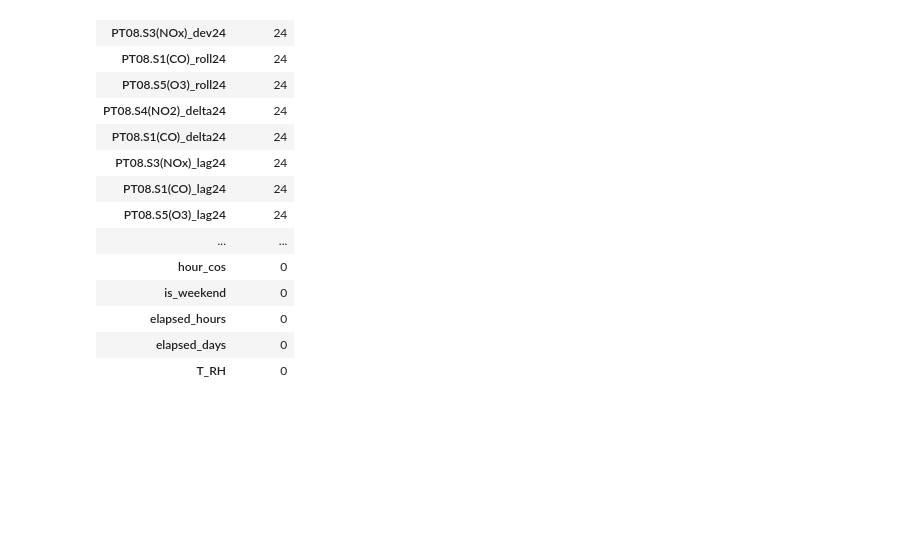
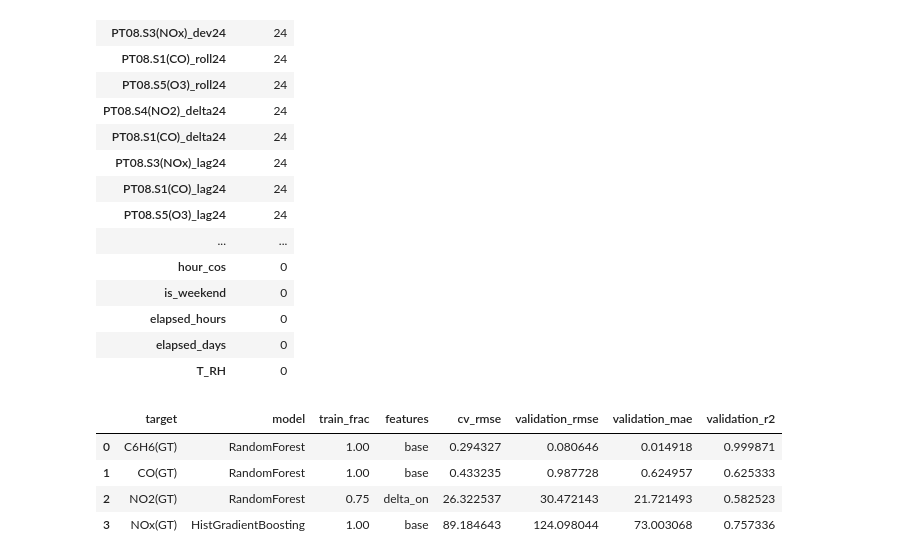
Before and after one commit to AkmalFazli27/air-quality-estimation, a Jupyter notebook: notebooks/modeling.ipynb, the cells around one changed output. Saved outputs shown, nothing was run; the diff lists cells and outputs as text; code cells hidden in the pictures; blank space fills up the shorter version.

```diff
--- a/notebooks/modeling.ipynb
+++ b/notebooks/modeling.ipynb
@@ -323,17 +329,23 @@ for target in target_columns:
 # %%
 validation_results_df = pd.DataFrame(validation_results)
 best_rows = (
     validation_results_df
     .sort_values(["target", "validation_r2", "validation_rmse"], ascending=[True, False, True])
     .groupby("target", as_index=False)
     .first()
 )
 display(best_rows.drop(columns=["best_params"]))
 
 selected_models = {
-    row.target: best_models[(row.target, row.model)]
+    row.target: best_models[(row.target, row.model, row.train_frac)]
     for row in best_rows.itertuples()
 }
+# %% [output]
+|  | target | model | train_frac | features | cv_rmse | validation_rmse | validation_mae | validation_r2 |
+| 0 | C6H6(GT) | RandomForest | 1.00 | base | 0.294327 | 0.080646 | 0.014918 | 0.999871 |
+| 1 | CO(GT) | RandomForest | 1.00 | base | 0.433235 | 0.987728 | 0.624957 | 0.625333 |
+| 2 | NO2(GT) | RandomForest | 0.75 | delta_on | 26.322537 | 30.472143 | 21.721493 | 0.582523 |
+| 3 | NOx(GT) | HistGradientBoosting | 1.00 | base | 89.184643 | 124.098044 | 73.003068 | 0.757336 |
 # %%
 final_results = []
 final_predictions = {}
```
Also changed, not shown: parts of 4 cells of this notebook.
